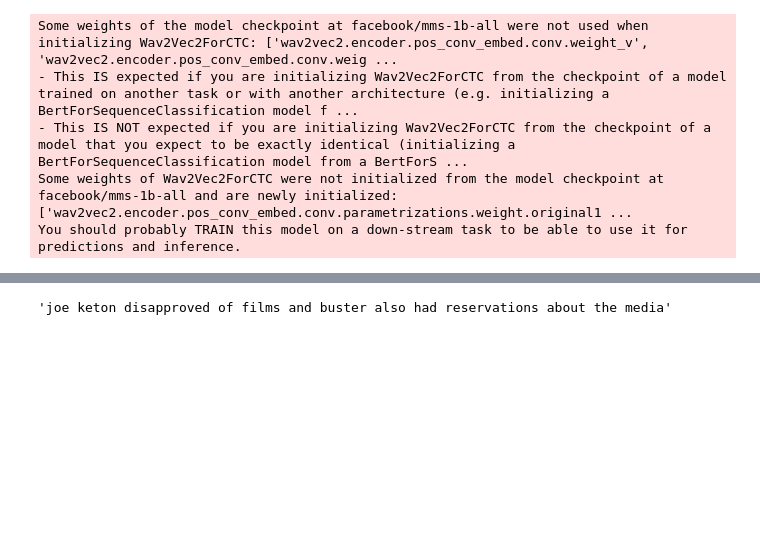
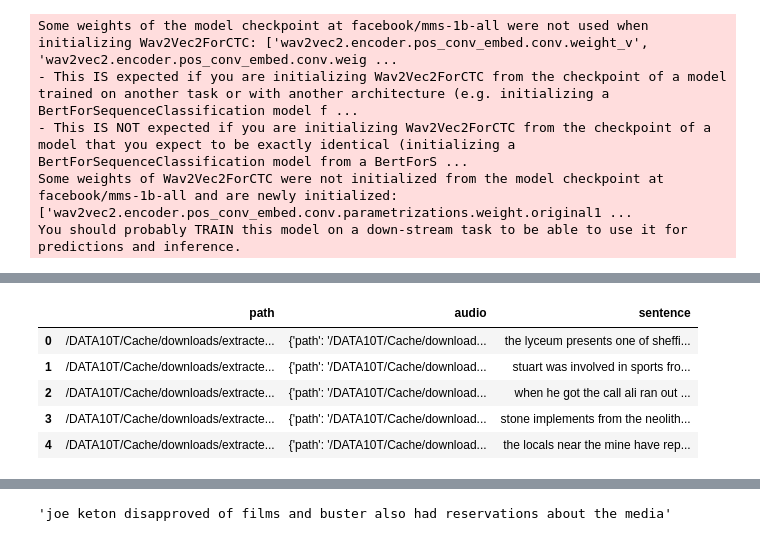
Before and after one commit to lkk688/DeepDataMiningLearning, a Jupyter notebook: signalAI/hfwave2vec2inference.ipynb, the cells around one changed output, grey strips where cells are left out. Cells and saved outputs as stored; diff of their text form; code cells hidden in the pictures; blank space fills up the shorter version.

```diff
--- a/signalAI/hfwave2vec2inference.ipynb
+++ b/signalAI/hfwave2vec2inference.ipynb
@@ -69,0 +291,9 @@ You should probably TRAIN this model on a down-stream task to be able to use it
+# %%
+test_data = show_random_elements(dataset_en, num_examples=5)
+# %% [output]
+|  | path | audio | sentence |
+| 0 | /DATA10T/Cache/downloads/extracte... | {'path': '/DATA10T/Cache/download... | the lyceum presents one of sheffi... |
+| 1 | /DATA10T/Cache/downloads/extracte... | {'path': '/DATA10T/Cache/download... | stuart was involved in sports fro... |
+| 2 | /DATA10T/Cache/downloads/extracte... | {'path': '/DATA10T/Cache/download... | when he got the call ali ran out ... |
+| 3 | /DATA10T/Cache/downloads/extracte... | {'path': '/DATA10T/Cache/download... | stone implements from the neolith... |
+| 4 | /DATA10T/Cache/downloads/extracte... | {'path': '/DATA10T/Cache/download... | the locals near the mine have rep... |
```
Also changed, not shown: parts of 29 cells of this notebook, 1 other file.
